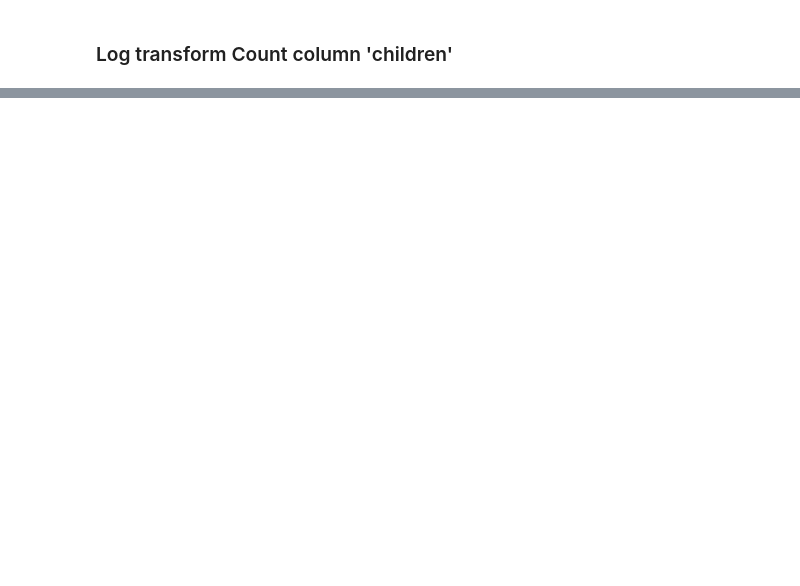
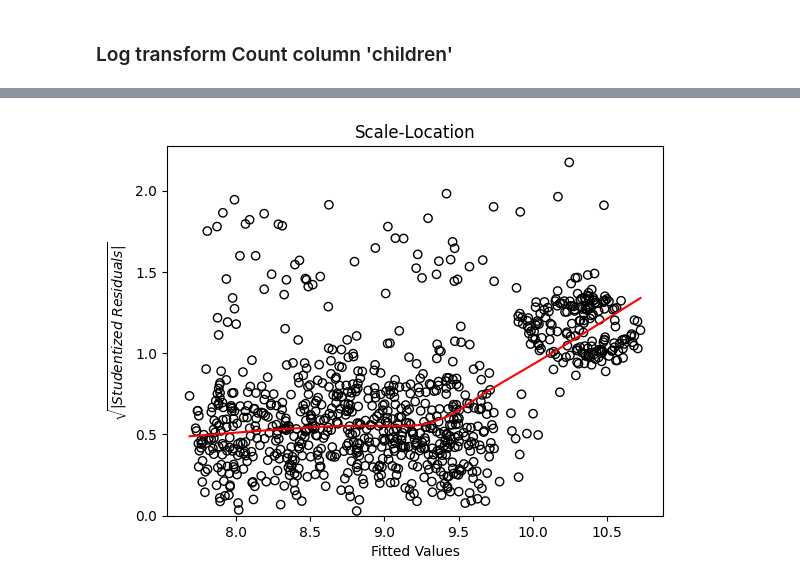
Before and after one commit to EdwinVivek/insurance-charges, a Jupyter notebook: insurance-charges-prediction.ipynb, the cells around one changed output, grey strips where cells are left out. Cells and saved outputs as stored; diff of their text form; code cells hidden in the pictures; blank space fills up the shorter version.

```diff
--- a/insurance-charges-prediction.ipynb
+++ b/insurance-charges-prediction.ipynb
@@ -628,0 +745,20 @@ MAE: 4080.49
+# %%
+#Homoskedasticity
+#scale-location plot
+def homoskedasticity_check(model, residuals, y_fitted):
+    student_residuals = model.get_influence().resid_studentized_internal
+    sqrt_student_residuals = pd.Series(np.sqrt(np.abs(student_residuals)))
+    sqrt_student_residuals.index = pd.Series(residuals).index
+    smoothed = lowess(sqrt_student_residuals, y_fitted)
+
+    fig, ax = plt.subplots()
+    ax.scatter(y_fitted, sqrt_student_residuals, edgecolors = 'k', facecolors = 'none')
+    ax.plot(smoothed[:,0],smoothed[:,1],color = 'r')
+    ax.set_ylabel('$\sqrt{|Studentized \ Residuals|}$')
+    ax.set_xlabel('Fitted Values')
+    ax.set_title('Scale-Location')
+    ax.set_ylim(0,max(sqrt_student_residuals)+0.1)
+
+homoskedasticity_check(interaction_lm, residuals, y_fitted)
+# %% [output]
+[figure, added]
```
Also changed, not shown: parts of 32 cells of this notebook.
